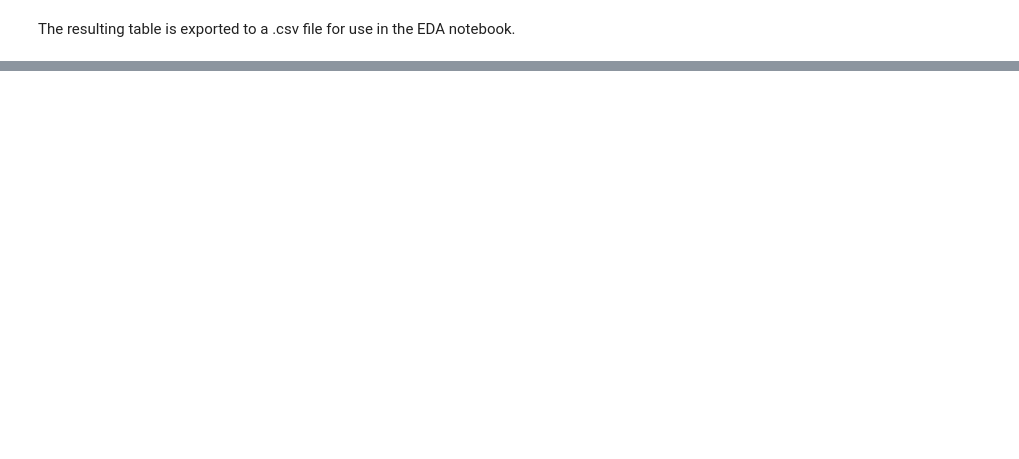
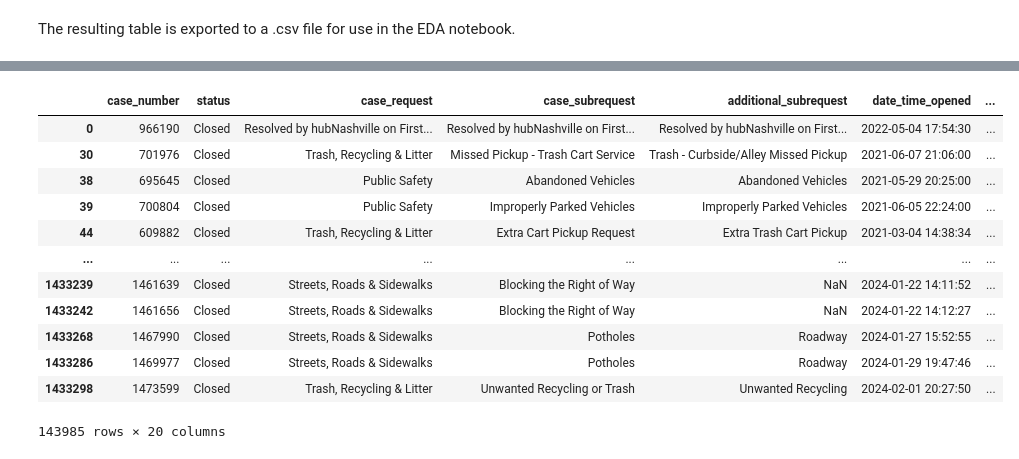
Before and after one commit to jchabinec/Making-Nashvilles-Streets-Safer, a Jupyter notebook: notebooks/get_data.ipynb, the cells around one changed output, grey strips where cells are left out. Saved outputs shown, nothing was run; the diff lists cells and outputs as text; code cells hidden in the pictures; blank space fills up the shorter version.

```diff
--- a/notebooks/get_data.ipynb
+++ b/notebooks/get_data.ipynb
@@ -173,0 +214,22 @@ wego_stops.head()
+# %%
+nash_311_raw = nash_311_raw.drop(['oem_id', ':@computed_region_wvby_4s8j', ':@computed_region_3aw5_2wv7', ':@computed_region_p6sk_2acq', ':@computed_region_gxvr_9jxz', ':@computed_region_yf9r_ed6g', ':@computed_region_fvtq_wnma', ':@computed_region_s8bq_67w7', ':@computed_region_v67z_xm3t', ':@computed_region_kh5x_g7w5', ':@computed_region_cfa7_hbpz', ':@computed_region_sjpq_96s8', ':@computed_region_gisn_y5cm', ':@computed_region_b9k3_hpc2'], axis=1)
+# %%
+nash_311_raw['date_time_opened'] = pd.to_datetime(nash_311_raw['date_time_opened'])
+nash_311_raw['date_time_closed'] = pd.to_datetime(nash_311_raw['date_time_closed'])
+# %%
+nash_311 = nash_311_raw[nash_311_raw['incident_zip_code'].isin(['37206', '37216', '37115'])]
+nash_311
+# %% [output]
+|  | case_number | status | case_request | case_subrequest | additional_subrequest | date_time_opened | ... |
+| 0 | 966190 | Closed | Resolved by hubNashville on First... | Resolved by hubNashville on First... | Resolved by hubNashville on First... | 2022-05-04 17:54:30 | ... |
+| 30 | 701976 | Closed | Trash, Recycling & Litter | Missed Pickup - Trash Cart Service | Trash - Curbside/Alley Missed Pickup | 2021-06-07 21:06:00 | ... |
+| 38 | 695645 | Closed | Public Safety | Abandoned Vehicles | Abandoned Vehicles | 2021-05-29 20:25:00 | ... |
+| 39 | 700804 | Closed | Public Safety | Improperly Parked Vehicles | Improperly Parked Vehicles | 2021-06-05 22:24:00 | ... |
+| 44 | 609882 | Closed | Trash, Recycling & Litter | Extra Cart Pickup Request | Extra Trash Cart Pickup | 2021-03-04 14:38:34 | ... |
+| ... | ... | ... | ... | ... | ... | ... | ... |
+| 1433239 | 1461639 | Closed | Streets, Roads & Sidewalks | Blocking the Right of Way | NaN | 2024-01-22 14:11:52 | ... |
+| 1433242 | 1461656 | Closed | Streets, Roads & Sidewalks | Blocking the Right of Way | NaN | 2024-01-22 14:12:27 | ... |
+| 1433268 | 1467990 | Closed | Streets, Roads & Sidewalks | Potholes | Roadway | 2024-01-27 15:52:55 | ... |
+| 1433286 | 1469977 | Closed | Streets, Roads & Sidewalks | Potholes | Roadway | 2024-01-29 19:47:46 | ... |
+| 1433298 | 1473599 | Closed | Trash, Recycling & Litter | Unwanted Recycling or Trash | Unwanted Recycling | 2024-02-01 20:27:50 | ... |
+143985 rows × 20 columns
```
Also changed, not shown: parts of 18 cells of this notebook, 3 other files.
